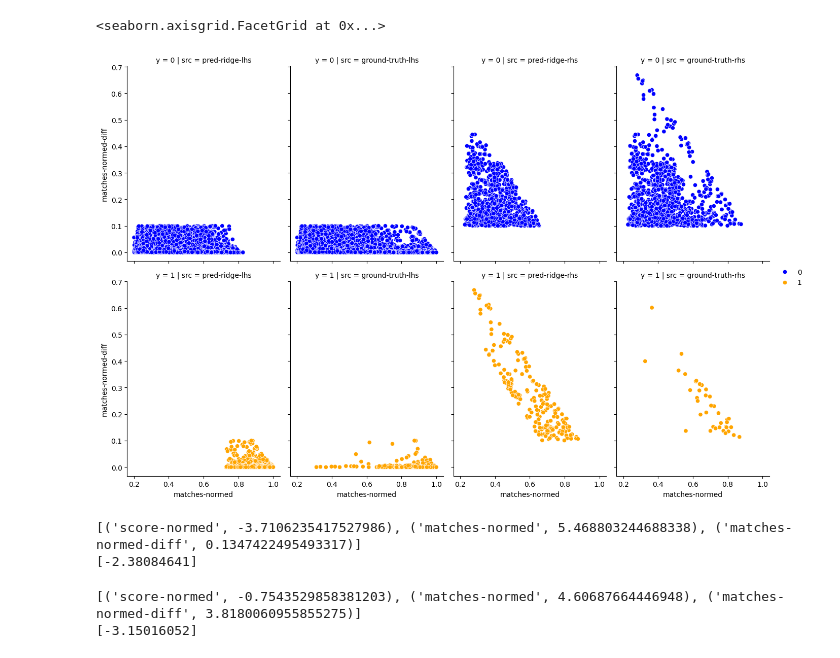
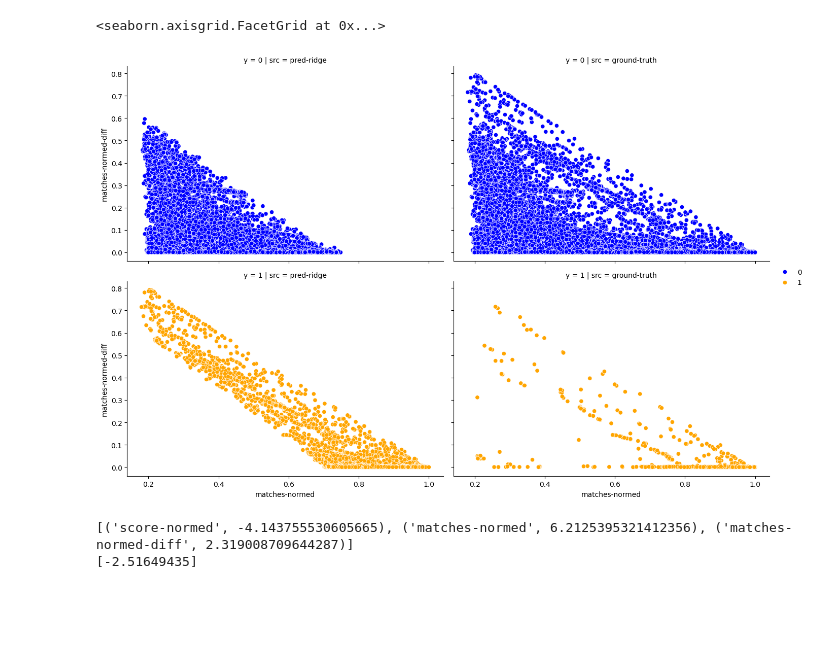
Before and after one commit to tbrekalo/tb-ram, a Jupyter notebook: scripts/notebooks/ovlp-chain-eval.ipynb, the cells around one changed output. Cells and saved outputs as stored; diff of their text form; code cells hidden in the pictures; blank space fills up the shorter version.

```diff
--- a/scripts/notebooks/ovlp-chain-eval.ipynb
+++ b/scripts/notebooks/ovlp-chain-eval.ipynb
@@ -168,18 +156,11 @@ df_features_rhs= df_features.filter(pl.col("matches-normed-diff") >= 0.1)
 # %%
-X_lhs = df_features_lhs.drop("label").to_pandas()
-y_lhs = df_features_lhs["label"].to_pandas()
-
-X_rhs = df_features_rhs.drop("label").to_pandas()
-y_rhs = df_features_rhs["label"].to_pandas()
+X = df_features.drop("label").to_pandas()
+y = df_features["label"].to_pandas()
 
 kfold = KFold(n_splits=5, shuffle=True, random_state=RANDOM_SEED)
 # %%
-model_ridge_lhs = RidgeClassifier(
+model_ridge= RidgeClassifier(
+    alpha=5,
     class_weight="balanced",
     random_state=RANDOM_SEED,
 )
-
-model_ridge_rhs = RidgeClassifier(
-    class_weight="balanced",
-    random_state=RANDOM_SEED,
-)
@@ -224,0 +167,6 @@ weighted avg       0.97      0.84      0.89      1230
+# %%
+X_train, X_test, y_train, y_test = train_test_split(
+    X, y, train_size=0.7, random_state=RANDOM_SEED
+)
+
+model_ridge.fit(X_train, y_train)
@@ -224,0 +175,2 @@ weighted avg       0.97      0.84      0.89      1230
+# %%
+y_pred_ridge = model_ridge.predict(X_test)
@@ -225,37 +188,29 @@ weighted avg       0.97      0.84      0.89      1230
 # %%
 df_result = pd.concat(
     [
-        X_lhs_test.assign(y=y_lhs_pred_ridge, src="pred-ridge-lhs"),
-        X_lhs_test.assign(y=y_lhs_test, src="ground-truth-lhs"),
-        X_rhs_test.assign(y=y_rhs_pred_ridge, src="pred-ridge-rhs"),
-        X_rhs_test.assign(y=y_rhs_test, src="ground-truth-rhs"),
+        X_test.assign(y=y_pred_ridge, src="pred-ridge"),
+        X_test.assign(y=y_test, src="ground-truth"),
     ],
 )
 g = sns.FacetGrid(df_result, col="src", row="y")
 g.fig.set_size_inches(13.5, 9)
 g.map_dataframe(
     sns.scatterplot,
     x="matches-normed",
     y="matches-normed-diff",
     hue="y",
     palette={
         0: 'blue',
         1: 'orange',
     },
 )
 g.add_legend()
 # %% [output]
 <seaborn.axisgrid.FacetGrid at 0x...>
-[figure, old version]
+[figure, new version]
 # %%
-print(list(zip(model_ridge_lhs.feature_names_in_, *model_ridge_lhs.coef_)))
-print(model_ridge_lhs.intercept_)
+print(list(zip(model_ridge.feature_names_in_, *model_ridge.coef_)))
+print(model_ridge.intercept_)
 # %% [output]
-[('score-normed', -3.7106235417527986), ('matches-normed', 5.468803244688338), ('matches-normed-diff', 0.1347422495493317)]
-[-2.38084641]
+[('score-normed', -4.143755530605665), ('matches-normed', 6.2125395321412356), ('matches-normed-diff', 2.319008709644287)]
+[-2.51649435]
-# %%
-print(list(zip(model_ridge_rhs.feature_names_in_, *model_ridge_rhs.coef_)))
-print(model_ridge_rhs.intercept_)
-# %% [output]
-[('score-normed', -0.7543529858381203), ('matches-normed', 4.60687664446948), ('matches-normed-diff', 3.8180060955855275)]
-[-3.15016052]
```
Also changed, not shown: parts of 12 cells of this notebook, 2 other files.
